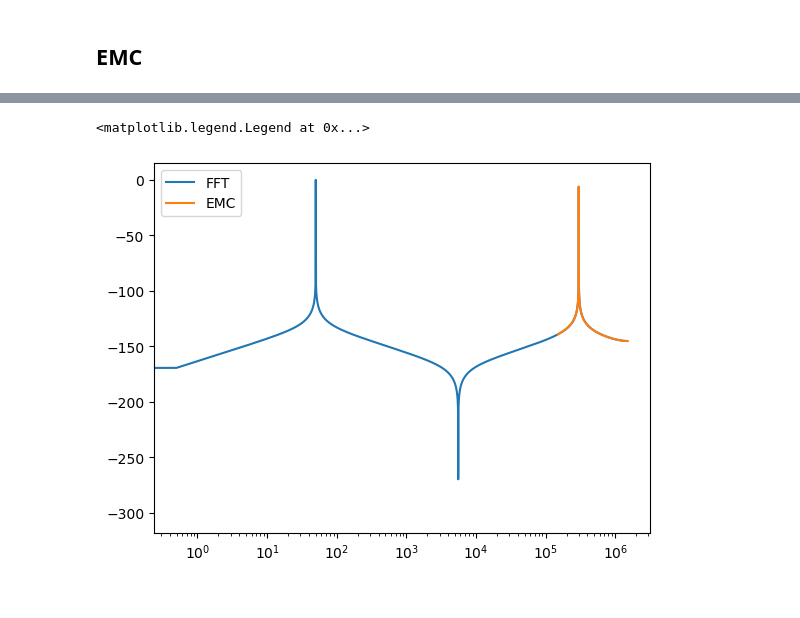
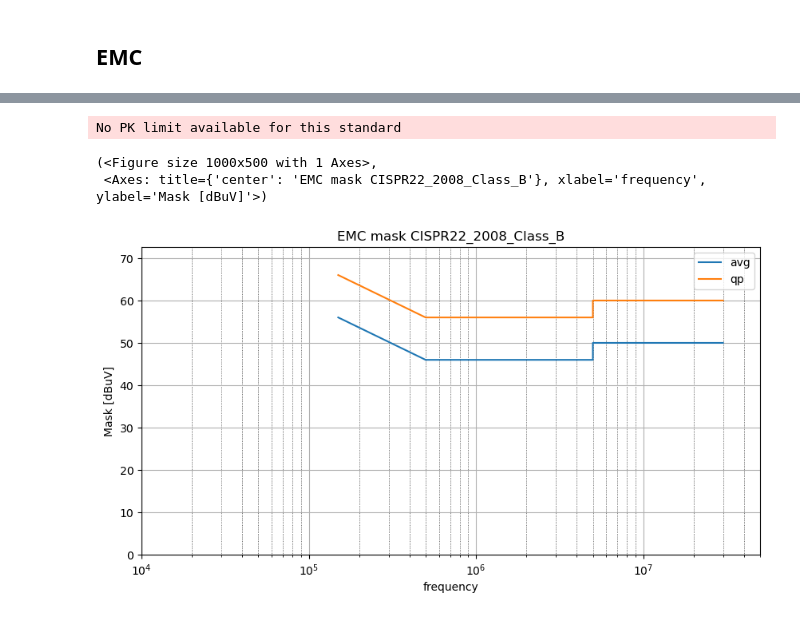
Before and after one commit to tinix84/LinkedinPublic, a Jupyter notebook: 20231122_emc.ipynb, the cells around one changed output, grey strips where cells are left out. Cells and saved outputs as stored; diff of their text form; code cells hidden in the pictures.

Commit message:
DELETE: remove obsolete limits_old.py file, NEW limit comparison

```diff
--- a/20231122_emc.ipynb
+++ b/20231122_emc.ipynb
@@ -58,9 +8,0 @@ plt.plot(new_time, new_signal_wfm)
-# %%
-import matplotlib.pyplot as plt
-plt.figure()
-plt.semilogx(f_signal, 20 * np.log10(np.abs(c_signal)), label='FFT')
-plt.semilogx(f_signal, 20 * np.log10(np.abs(emc_spectrum)), label='EMC')
-plt.legend()
-# %% [output]
-<matplotlib.legend.Legend at 0x...>
-[figure, removed]
@@ -70,0 +9,13 @@ test_emc.test_calc_emc_worstpeak()
+# %%
+from emc.limits import CISPR22
+
+import matplotlib.pyplot as plt
+
+
+emc_standard = CISPR22(emc_class='b')
+emc_standard.plot_emc_mask()
+# %% [output]
+No PK limit available for this standard
+(<Figure size 1000x500 with 1 Axes>,
+ <Axes: title={'center': 'EMC mask CISPR22_2008_Class_B'}, xlabel='frequency', ylabel='Mask [dBuV]'>)
+[figure, added]
```
Also changed, not shown: parts of 10 cells of this notebook, 3 other files.
